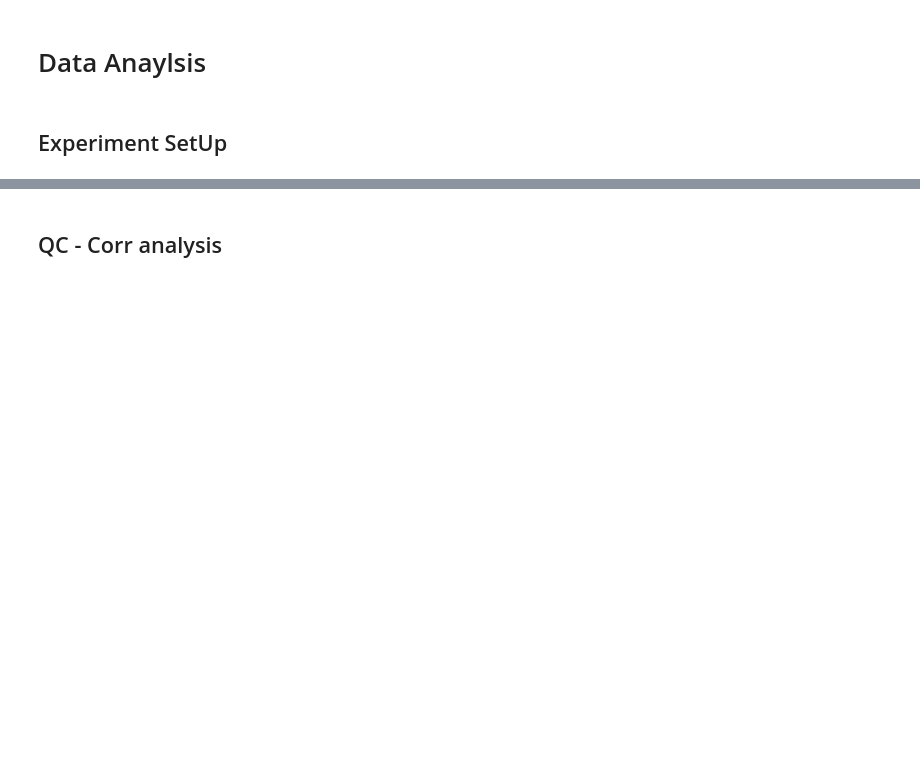
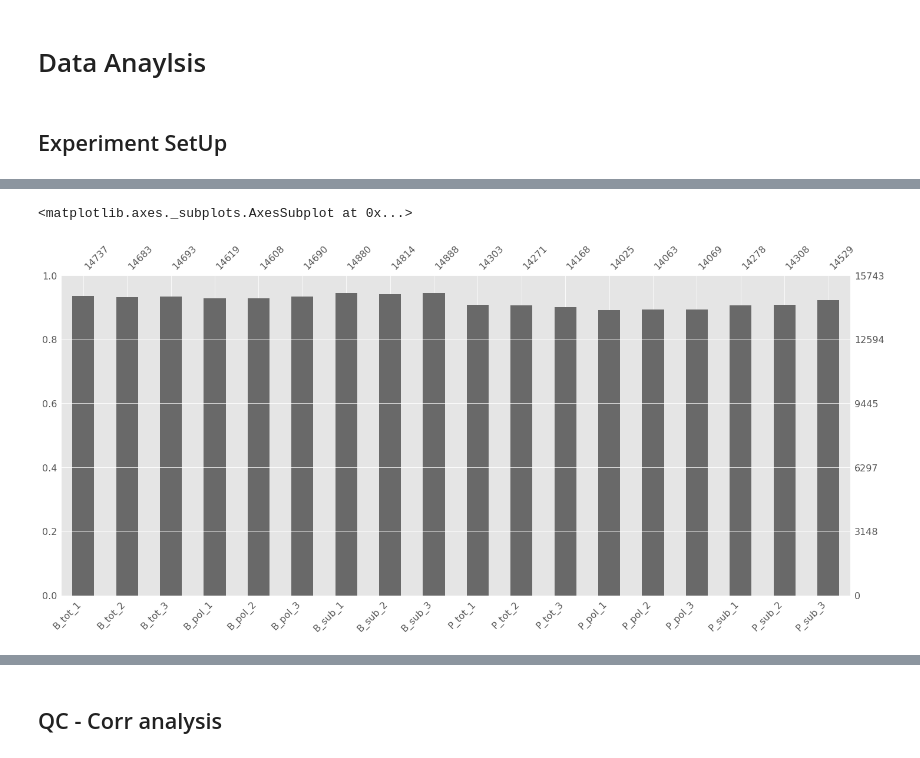
Before and after one commit to mtinti/polysome, a Jupyter notebook: FiguresPaper.ipynb, the cells around one changed output, grey strips where cells are left out. Saved outputs shown, nothing was run; the diff lists cells and outputs as text; code cells hidden in the pictures; blank space fills up the shorter version.

```diff
--- a/FiguresPaper.ipynb
+++ b/FiguresPaper.ipynb
@@ -71,0 +109,5 @@ indata=indata.dropna()
+# %%
+msno.bar(indata.replace(0,np.nan))
+# %% [output]
+<matplotlib.axes._subplots.AxesSubplot at 0x...>
+[figure, added]
```
Also changed, not shown: parts of 8 cells of this notebook.
